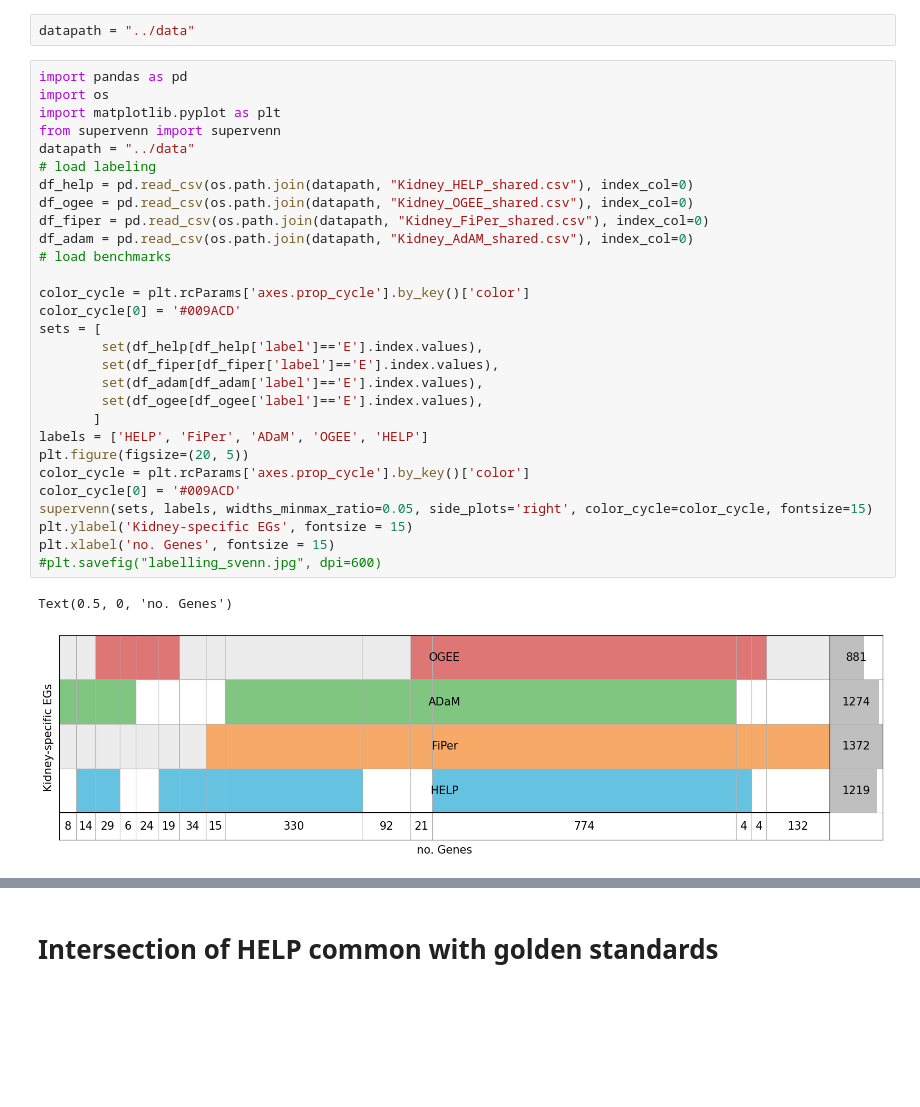
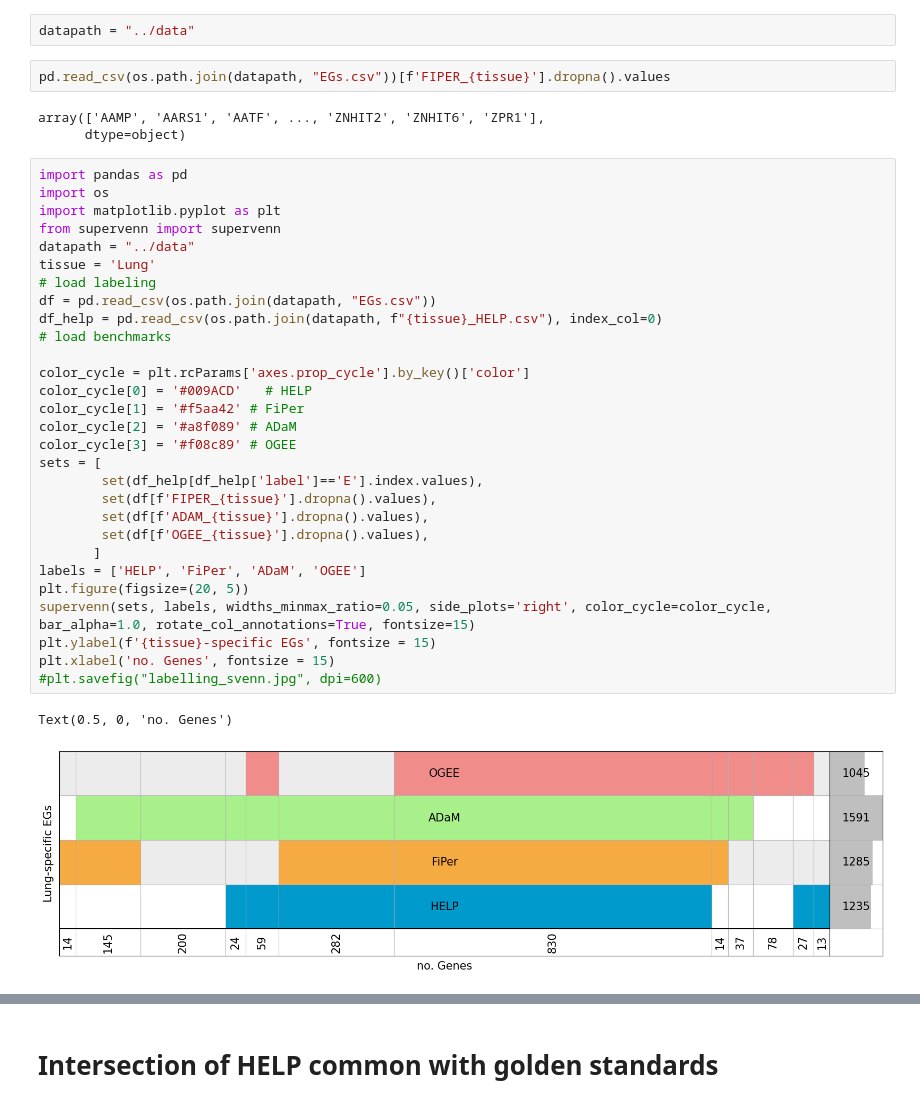
Before and after one commit to giordamaug/HELP, a Jupyter notebook: help/notebooks/intersect_supervenn.ipynb, the cells around one changed output, grey strips where cells are left out. Saved outputs shown, nothing was run; the diff lists cells and outputs as text; blank space fills up the shorter version.

```diff
--- a/help/notebooks/intersect_supervenn.ipynb
+++ b/help/notebooks/intersect_supervenn.ipynb
@@ -1,34 +1,39 @@
 # %%
 datapath = "../data"
+# %%
+pd.read_csv(os.path.join(datapath, "EGs.csv"))[f'FIPER_{tissue}'].dropna().values
+# %% [output]
+array(['AAMP', 'AARS1', 'AATF', ..., 'ZNHIT2', 'ZNHIT6', 'ZPR1'],
+      dtype=object)
 # %%
 import pandas as pd
 import os
 import matplotlib.pyplot as plt
 from supervenn import supervenn
 datapath = "../data"
+tissue = 'Lung'
 # load labeling
-df_help = pd.read_csv(os.path.join(datapath, "Kidney_HELP_shared.csv"), index_col=0)
-df_ogee = pd.read_csv(os.path.join(datapath, "Kidney_OGEE_shared.csv"), index_col=0)
-df_fiper = pd.read_csv(os.path.join(datapath, "Kidney_FiPer_shared.csv"), index_col=0)
-df_adam = pd.read_csv(os.path.join(datapath, "Kidney_AdAM_shared.csv"), index_col=0)
+df = pd.read_csv(os.path.join(datapath, "EGs.csv"))
+df_help = pd.read_csv(os.path.join(datapath, f"{tissue}_HELP.csv"), index_col=0)
 # load benchmarks
 
 color_cycle = plt.rcParams['axes.prop_cycle'].by_key()['color']
-color_cycle[0] = '#009ACD'
+color_cycle[0] = '#009ACD'   # HELP
+color_cycle[1] = '#f5aa42' # FiPer
+color_cycle[2] = '#a8f089' # ADaM
+color_cycle[3] = '#f08c89' # OGEE
 sets = [
         set(df_help[df_help['label']=='E'].index.values),
-        set(df_fiper[df_fiper['label']=='E'].index.values),
-        set(df_adam[df_adam['label']=='E'].index.values),
-        set(df_ogee[df_ogee['label']=='E'].index.values),
+        set(df[f'FIPER_{tissue}'].dropna().values),
+        set(df[f'ADAM_{tissue}'].dropna().values),
+        set(df[f'OGEE_{tissue}'].dropna().values),
        ]
-labels = ['HELP', 'FiPer', 'ADaM', 'OGEE', 'HELP']
+labels = ['HELP', 'FiPer', 'ADaM', 'OGEE']
 plt.figure(figsize=(20, 5))
-color_cycle = plt.rcParams['axes.prop_cycle'].by_key()['color']
-color_cycle[0] = '#009ACD'
-supervenn(sets, labels, widths_minmax_ratio=0.05, side_plots='right', color_cycle=color_cycle, fontsize=15)
-plt.ylabel('Kidney-specific EGs', fontsize = 15)
+supervenn(sets, labels, widths_minmax_ratio=0.05, side_plots='right', color_cycle=color_cycle, bar_alpha=1.0, rotate_col_annotations=True, fontsize=15)
+plt.ylabel(f'{tissue}-specific EGs', fontsize = 15)
 plt.xlabel('no. Genes', fontsize = 15)
 #plt.savefig("labelling_svenn.jpg", dpi=600)
 # %% [output]
 Text(0.5, 0, 'no. Genes')
-[figure, old version]
+[figure, new version]
```
Also changed, not shown: parts of 2 cells of this notebook, 4 other files.
